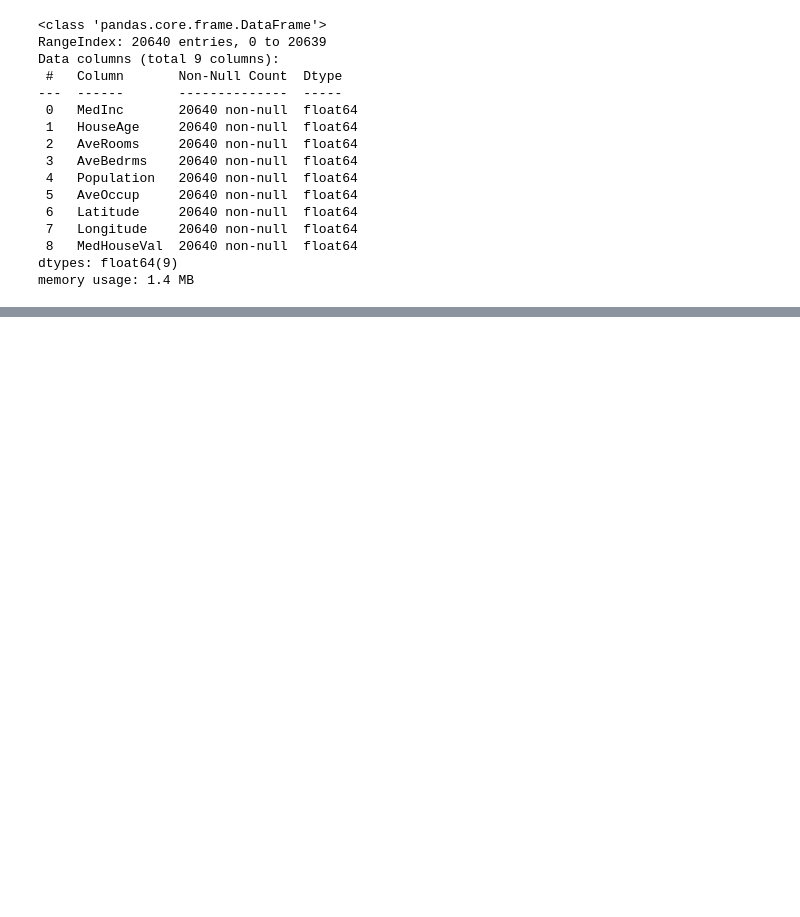
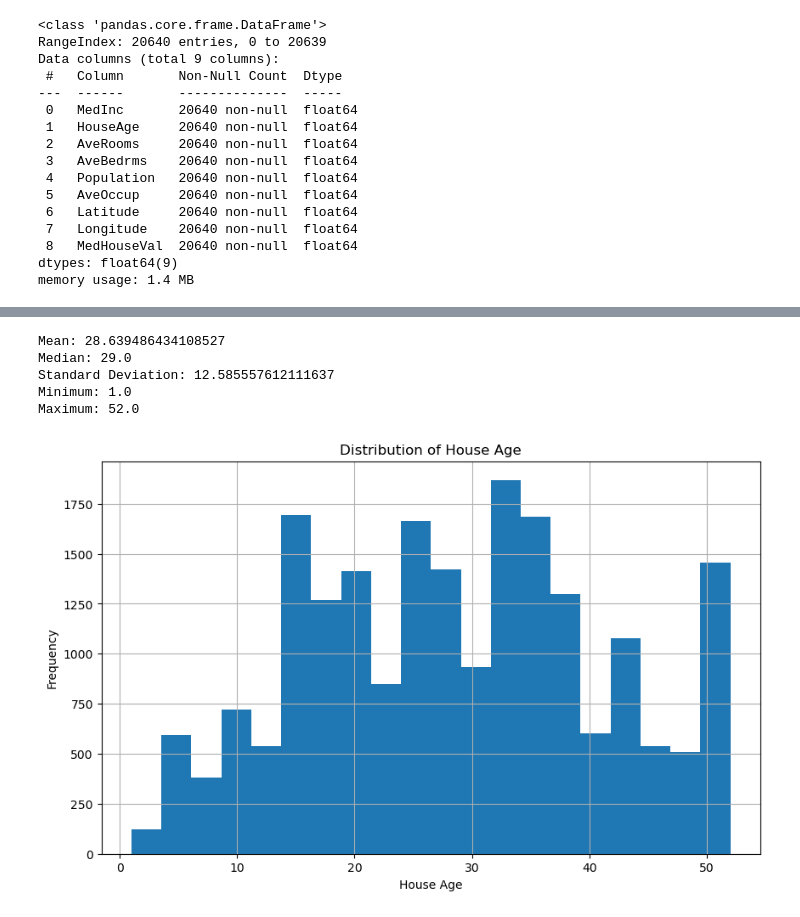
Before and after one commit to Karan-Chavan04/Python, a Jupyter notebook: practice/pandas.ipynb, the cells around one changed output, grey strips where cells are left out. Saved outputs shown, nothing was run; the diff lists cells and outputs as text; code cells hidden in the pictures; blank space fills up the shorter version.

Commit message:
Statisticle Functions and Plotting

```diff
--- a/practice/pandas.ipynb
+++ b/practice/pandas.ipynb
@@ -411,0 +433,21 @@ memory usage: 1.4 MB
+# %%
+print("Mean:", df['HouseAge'].mean())
+print("Median:", df['HouseAge'].median())
+print("Standard Deviation:", df['HouseAge'].std())
+print("Minimum:", df['HouseAge'].min())
+print("Maximum:", df['HouseAge'].max())
+# %% [output]
+Mean: 28.639486434108527
+Median: 29.0
+Standard Deviation: 12.585557612111637
+Minimum: 1.0
+Maximum: 52.0
+# %%
+import matplotlib.pyplot as plt
+df['HouseAge'].hist(figsize=(10,6), bins=20)
+plt.title('Distribution of House Age')
+plt.xlabel('House Age')
+plt.ylabel('Frequency')
+plt.show()
+# %% [output]
+[figure, added]
```
Also changed, not shown: parts of 4 cells of this notebook.
